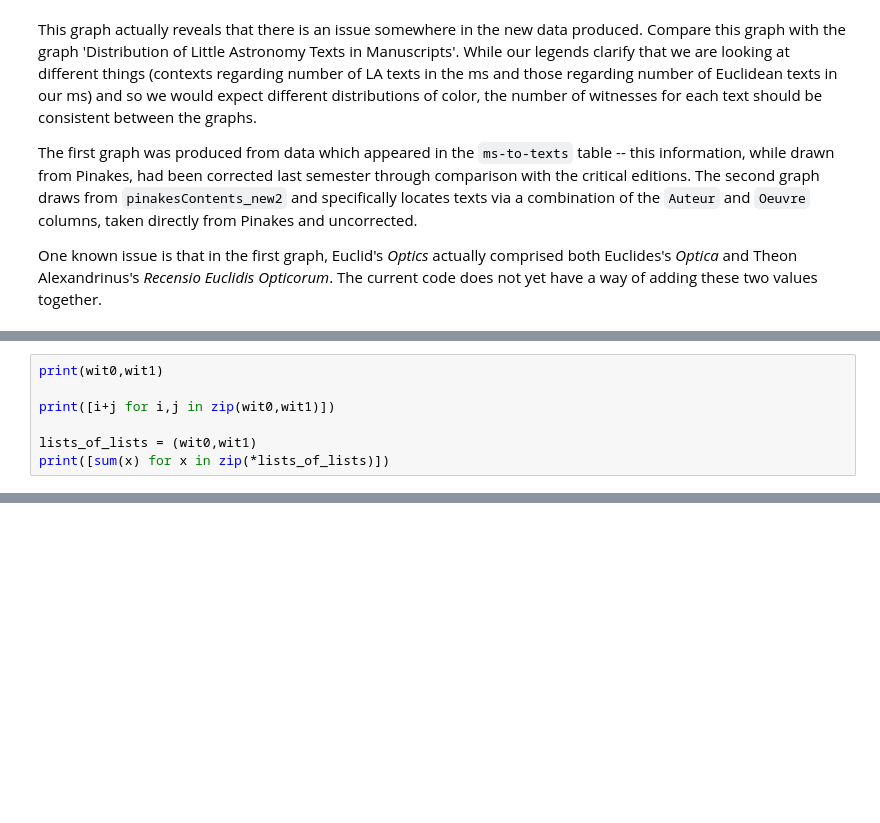
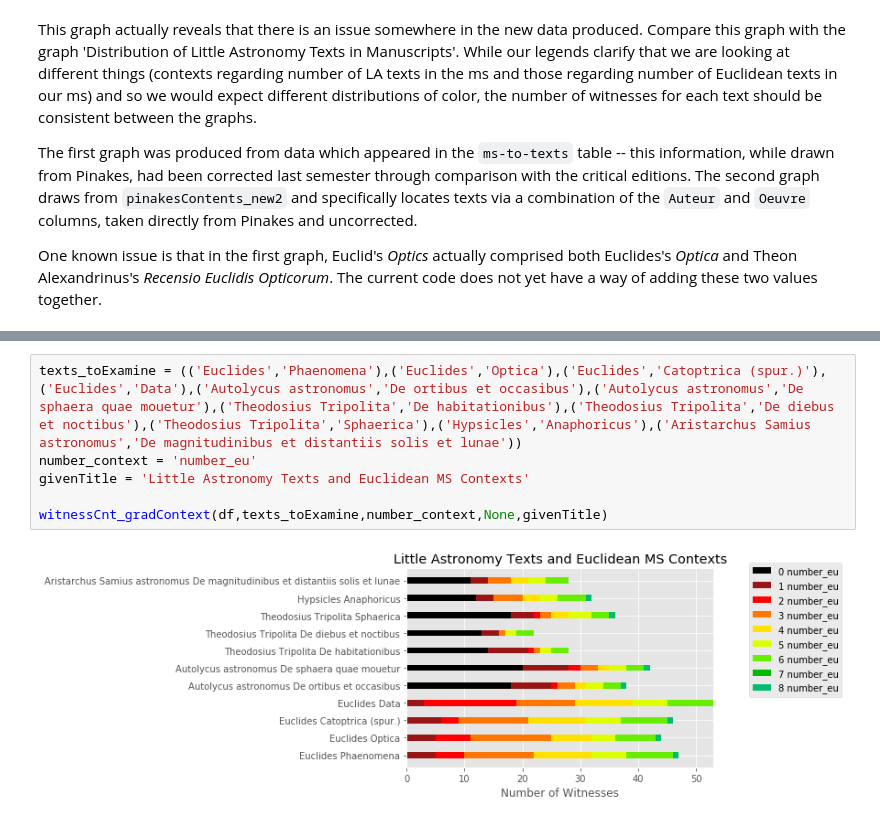
Before and after one commit to cmroughan/ADSQ2017, a Jupyter notebook: ADSQ Week 5.ipynb, the cells around one changed output, grey strips where cells are left out. Drawn from its saved outputs; the diff is of its cells as text; blank space fills up the shorter version.

Commit message:
Updating week 5 notebook with functions to create various graphs in the style of those earlier in this notebook

```diff
--- a/ADSQ Week 5.ipynb
+++ b/ADSQ Week 5.ipynb
@@ -655,7 +654,0 @@ This is in progress, but dictionaries and the example of list comprehension in t
-# %%
-print(wit0,wit1)
-
-print([i+j for i,j in zip(wit0,wit1)])
-
-lists_of_lists = (wit0,wit1)
-print([sum(x) for x in zip(*lists_of_lists)])
@@ -665,0 +749,8 @@ print([sum(x) for x in zip(*lists_of_lists)])
+# %%
+texts_toExamine = (('Euclides','Phaenomena'),('Euclides','Optica'),('Euclides','Catoptrica (spur.)'),('Euclides','Data'),('Autolycus astronomus','De ortibus et occasibus'),('Autolycus astronomus','De sphaera quae mouetur'),('Theodosius Tripolita','De habitationibus'),('Theodosius Tripolita','De diebus et noctibus'),('Theodosius Tripolita','Sphaerica'),('Hypsicles','Anaphoricus'),('Aristarchus Samius astronomus','De magnitudinibus et distantiis solis et lunae'))
+number_context = 'number_eu'
+givenTitle = 'Little Astronomy Texts and Euclidean MS Contexts'
+
+witnessCnt_gradContext(df,texts_toExamine,number_context,None,givenTitle)
+# %% [output]
+[figure, added]
```
Also changed, not shown: parts of 10 cells of this notebook.
